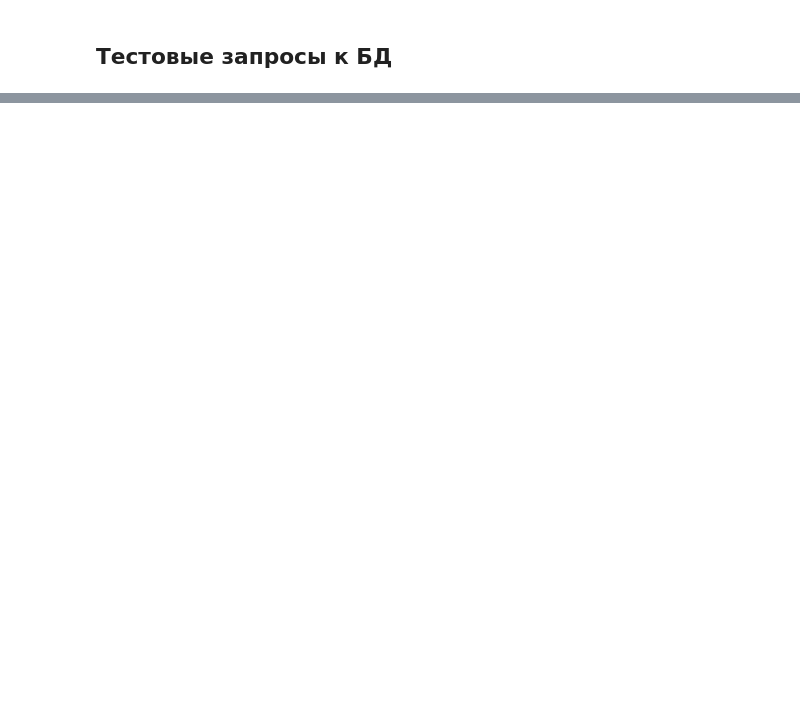
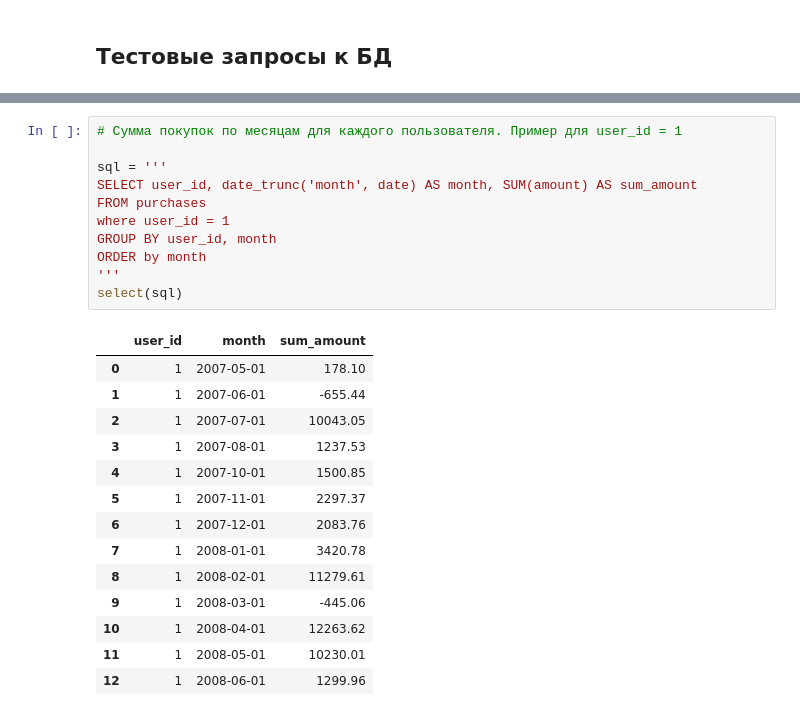
Before and after one commit to tori112/ds_public, a Jupyter notebook: wib/Who_Is_Blogger_jun_DE.ipynb, the cells around one changed output, grey strips where cells are left out. Saved outputs shown, nothing was run; the diff lists cells and outputs as text; blank space fills up the shorter version.

```diff
--- a/wib/Who_Is_Blogger_jun_DE.ipynb
+++ b/wib/Who_Is_Blogger_jun_DE.ipynb
@@ -133,0 +228,26 @@ select(sql)
+# %%
+# Сумма покупок по месяцам для каждого пользователя. Пример для user_id = 1
+
+sql = '''
+SELECT user_id, date_trunc('month', date) AS month, SUM(amount) AS sum_amount
+FROM purchases
+where user_id = 1
+GROUP BY user_id, month
+ORDER by month
+'''
+select(sql)
+# %% [output]
+|  | user_id | month | sum_amount |
+| 0 | 1 | 2007-05-01 | 178.10 |
+| 1 | 1 | 2007-06-01 | -655.44 |
+| 2 | 1 | 2007-07-01 | 10043.05 |
+| 3 | 1 | 2007-08-01 | 1237.53 |
+| 4 | 1 | 2007-10-01 | 1500.85 |
+| 5 | 1 | 2007-11-01 | 2297.37 |
+| 6 | 1 | 2007-12-01 | 2083.76 |
+| 7 | 1 | 2008-01-01 | 3420.78 |
+| 8 | 1 | 2008-02-01 | 11279.61 |
+| 9 | 1 | 2008-03-01 | -445.06 |
+| 10 | 1 | 2008-04-01 | 12263.62 |
+| 11 | 1 | 2008-05-01 | 10230.01 |
+| 12 | 1 | 2008-06-01 | 1299.96 |
```
Also changed, not shown: parts of 30 cells of this notebook, 3 other files.
